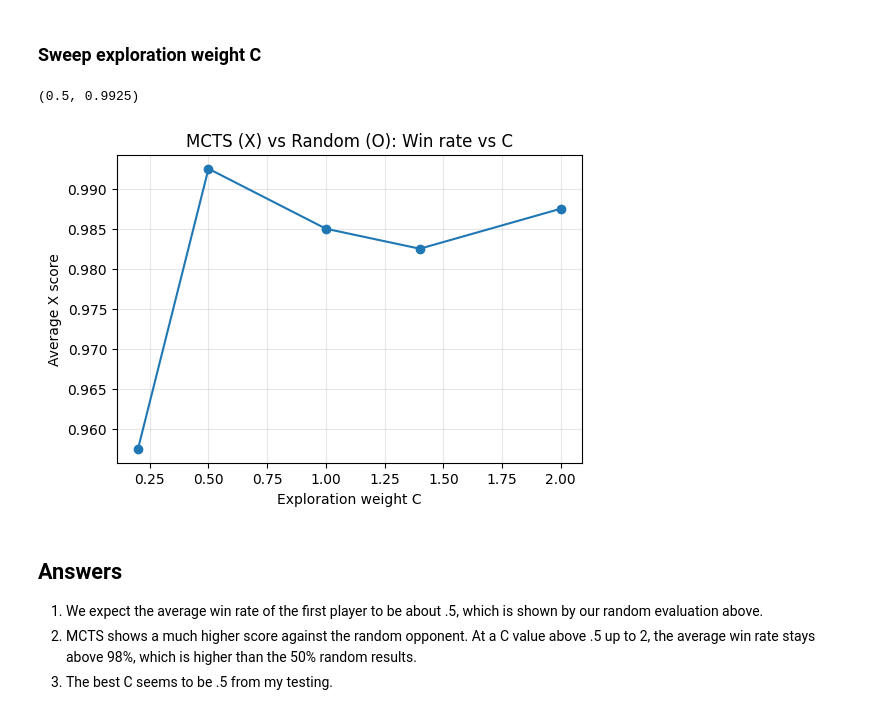
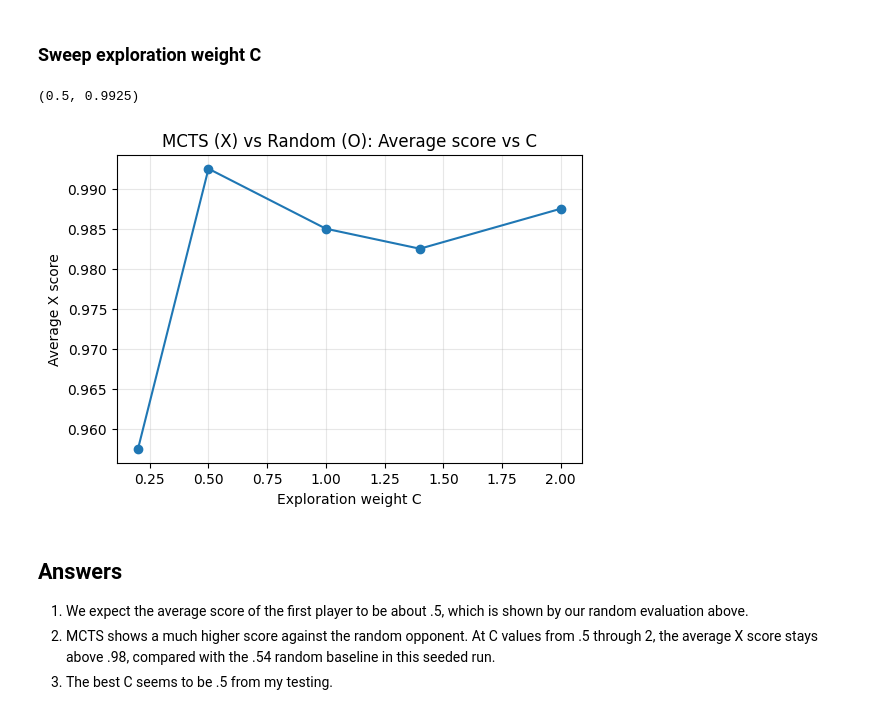
Before and after one commit to RedLynx101/Monte-Carlo-Tree-Search-for-Tic-Tac-Toe, a Jupyter notebook: IAI_HW2_nhicks.ipynb, the cells around one changed output. Cells and saved outputs as stored; diff of their text form; code cells hidden in the pictures.

Commit message:
docs: make MCTS results reproducible

```diff
--- a/IAI_HW2_nhicks.ipynb
+++ b/IAI_HW2_nhicks.ipynb
@@ -268,32 +268,32 @@ mcts_avg
 # %%
 import matplotlib.pyplot as plt
 
 def sweep_C_and_plot(C_values, n_games: int, itermax: int, seed: int = 42):
     results = []
     for C in C_values:
         avg = play_mcts_vs_random(n_games=n_games, itermax=itermax, C=C, seed=seed)
         results.append(avg)
     plt.figure(figsize=(6,4))
     plt.plot(C_values, results, marker='o')
     plt.xlabel('Exploration weight C')
     plt.ylabel('Average X score')
-    plt.title('MCTS (X) vs Random (O): Win rate vs C')
+    plt.title('MCTS (X) vs Random (O): Average score vs C')
     plt.grid(True, alpha=0.3)
     best_idx = int(np.argmax(results))
     best_C = C_values[best_idx]
     best_avg = results[best_idx]
     return C_values, results, best_C, best_avg
 
 # Quick smoke test
 C_values = [0.2, 0.5, 1.0, 1.4, 2.0]
 C_values, results, best_C, best_avg = sweep_C_and_plot(C_values, n_games=200, itermax=300, seed=RANDOM_SEED)
 (best_C, best_avg)
 # %% [output]
 (0.5, 0.9925)
-[figure, old version]
+[figure, new version]
 # %% [markdown]
 ## Answers
 
-1. We expect the average win rate of the first player to be about .5, which is shown by our random evaluation above.
-2. MCTS shows a much higher score against the random opponent. At a C value above .5 up to 2, the average win rate stays above 98%, which is higher than the 50% random results.
+1. We expect the average score of the first player to be about .5, which is shown by our random evaluation above.
+2. MCTS shows a much higher score against the random opponent. At C values from .5 through 2, the average X score stays above .98, compared with the .54 random baseline in this seeded run.
 3. The best C seems to be .5 from my testing.
```
Also changed, not shown: parts of 1 cell of this notebook, 5 other files.
